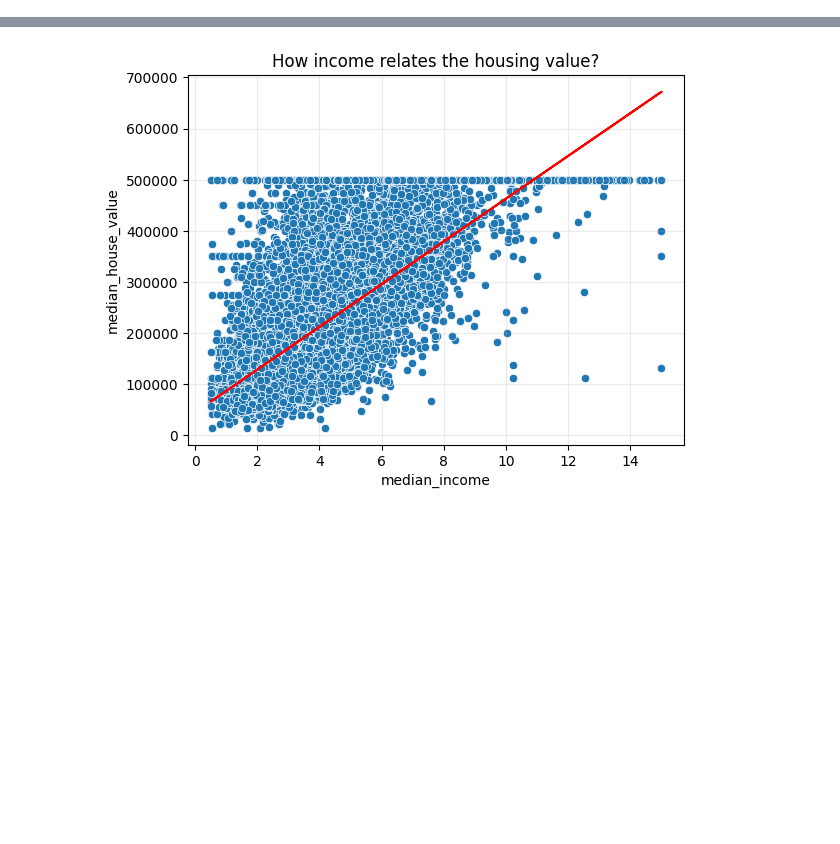
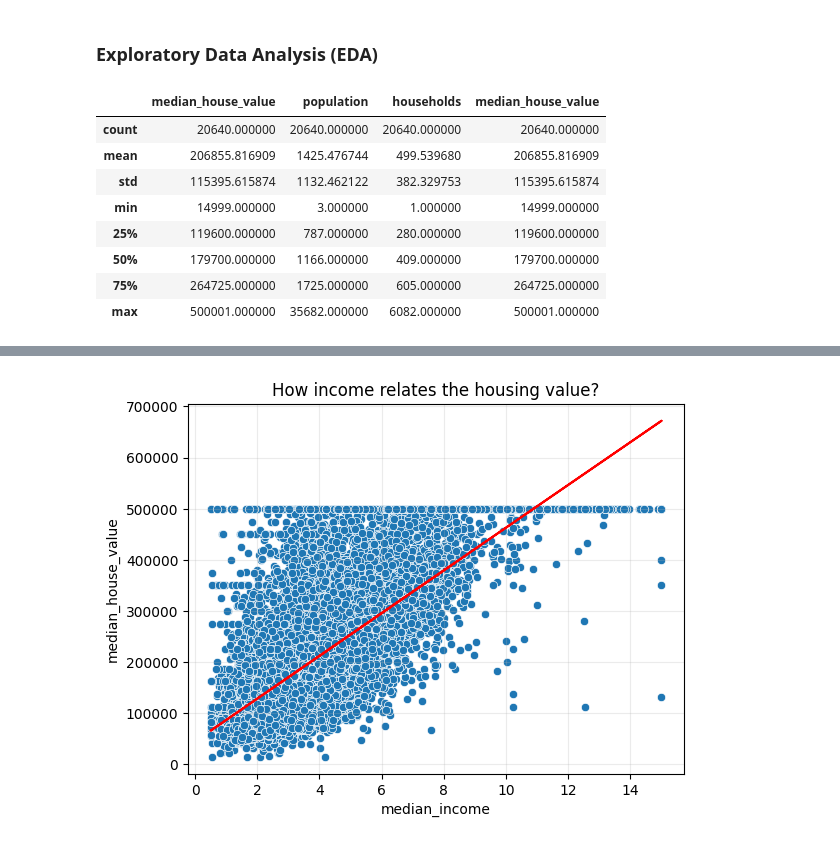
Before and after one commit to imdarshik/CSCN8010-labs, a Jupyter notebook: week3/house_price_predictor.ipynb, the cells around one changed output, grey strips where cells are left out. Drawn from its saved outputs; the diff is of its cells as text; code cells hidden in the pictures; blank space fills up the shorter version.

```diff
--- a/week3/house_price_predictor.ipynb
+++ b/week3/house_price_predictor.ipynb
@@ -60,0 +55,17 @@ import seaborn as sns
+# %% [markdown]
+### **Exploratory Data Analysis (EDA)**
+# %%
+# Explore statistics for the following variables:
+# Independent variables: median income, population & number of housholds
+# Dependent variable: median house value
+df[["median_house_value", "population", "households", "median_house_value"]].describe()
+# %% [output]
+|  | median_house_value | population | households | median_house_value |
+| count | 20640.000000 | 20640.000000 | 20640.000000 | 20640.000000 |
+| mean | 206855.816909 | 1425.476744 | 499.539680 | 206855.816909 |
+| std | 115395.615874 | 1132.462122 | 382.329753 | 115395.615874 |
+| min | 14999.000000 | 3.000000 | 1.000000 | 14999.000000 |
+| 25% | 119600.000000 | 787.000000 | 280.000000 | 119600.000000 |
+| 50% | 179700.000000 | 1166.000000 | 409.000000 | 179700.000000 |
+| 75% | 264725.000000 | 1725.000000 | 605.000000 | 264725.000000 |
+| max | 500001.000000 | 35682.000000 | 6082.000000 | 500001.000000 |
```
Also changed, not shown: parts of 29 cells of this notebook, 1 other file.
